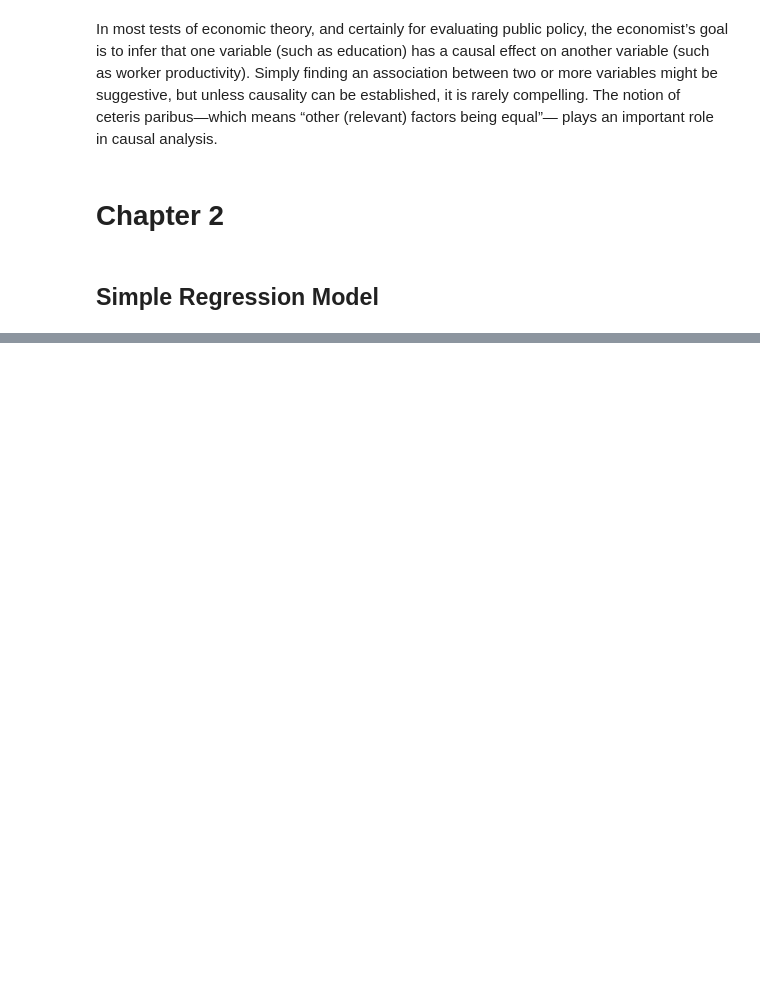
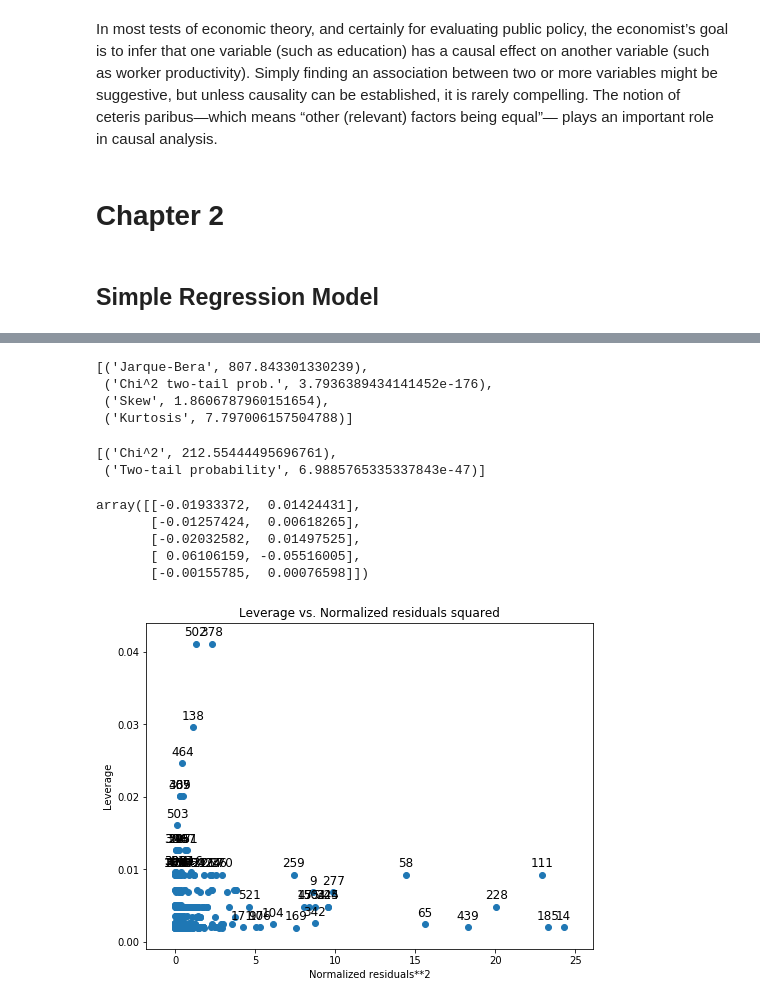
Before and after one commit to saeidadli/ECON221, a Jupyter notebook: ipynb/examples.ipynb, the cells around one changed output, grey strips where cells are left out. Cells and saved outputs as stored; diff of their text form; code cells hidden in the pictures; blank space fills up the shorter version.

```diff
--- a/ipynb/examples.ipynb
+++ b/ipynb/examples.ipynb
@@ -101,0 +194,30 @@ OLS Regression Results
+# %%
+#Load sample data
+"""
+  1. wage                     average hourly earnings
+  2. educ                     years of education
+  3. exper                    years potential experience
+  4. tenure                   years with current employer
+  5. nonwhite                 =1 if nonwhite
+  6. female                   =1 if female
+  7. married                  =1 if married
+  8. numdep                   number of dependents
+  9. smsa                     =1 if live in SMSA
+ 10. northcen                 =1 if live in north central U.S
+ 11. south                    =1 if live in southern region
+ 12. west                     =1 if live in western region
+ 13. construc                 =1 if work in construc. indus.
+ 14. ndurman                  =1 if in nondur. manuf. indus.
+ 15. trcommpu                 =1 if in trans, commun, pub ut
+ 16. trade                    =1 if in wholesale or retail
+ 17. services                 =1 if in services indus.
+ 18. profserv                 =1 if in prof. serv. indus.
+ 19. profocc                  =1 if in profess. occupation
+ 20. clerocc                  =1 if in clerical occupation
+ 21. servocc                  =1 if in service occupation
+ 22. lwage                    log(wage)
+ 23. expersq                  exper^2
+ 24. tenursq                  tenure^2
+"""
+df = pd.read_csv(DATA_DIR/'wage1.csv')
+df.head()
@@ -101,0 +299,6 @@ OLS Regression Results
+# %%
+#regression using stats model library
+df['ln_wage']=df['wage'].map(math.log)
+model = smf.ols("ln_wage ~ educ", df).fit()
+print(model.params)
+print('R2: ', model.rsquared)
@@ -101,0 +405,41 @@ OLS Regression Results
+# %%
+# Normality of the residuals
+# Jarque-Bera test:
+name = ['Jarque-Bera', 'Chi^2 two-tail prob.', 'Skew', 'Kurtosis']
+test = sms.jarque_bera(model.resid)
+lzip(name, test)
+# %% [output]
+[('Jarque-Bera', 807.843301330239),
+ ('Chi^2 two-tail prob.', 3.7936389434141452e-176),
+ ('Skew', 1.8606787960151654),
+ ('Kurtosis', 7.797006157504788)]
+# %%
+# Omni test:
+name = ['Chi^2', 'Two-tail probability']
+test = sms.omni_normtest(model.resid)
+lzip(name, test)
+# %% [output]
+[('Chi^2', 212.55444495696761),
+ ('Two-tail probability', 6.9885765335337843e-47)]
+# %%
+# Influence tests
+# Once created, an object of class OLSInfluence holds attributes and
+# methods that allow users to assess the influence of each observation.
+# For example, we can compute and extract the first few rows of
+# DFbetas by:
+
+from statsmodels.stats.outliers_influence import OLSInfluence
+test_class = OLSInfluence(model)
+test_class.dfbetas[:5,:]
+# %% [output]
+array([[-0.01933372,  0.01424431],
+       [-0.01257424,  0.00618265],
+       [-0.02032582,  0.01497525],
+       [ 0.06106159, -0.05516005],
+       [-0.00155785,  0.00076598]])
+# %%
+from statsmodels.graphics.regressionplots import plot_leverage_resid2
+fig, ax = plt.subplots(figsize=(8,6))
+fig = plot_leverage_resid2(model, ax = ax)
+# %% [output]
+[figure, added]
```
Also changed, not shown: parts of 121 cells of this notebook, 4 other files.
